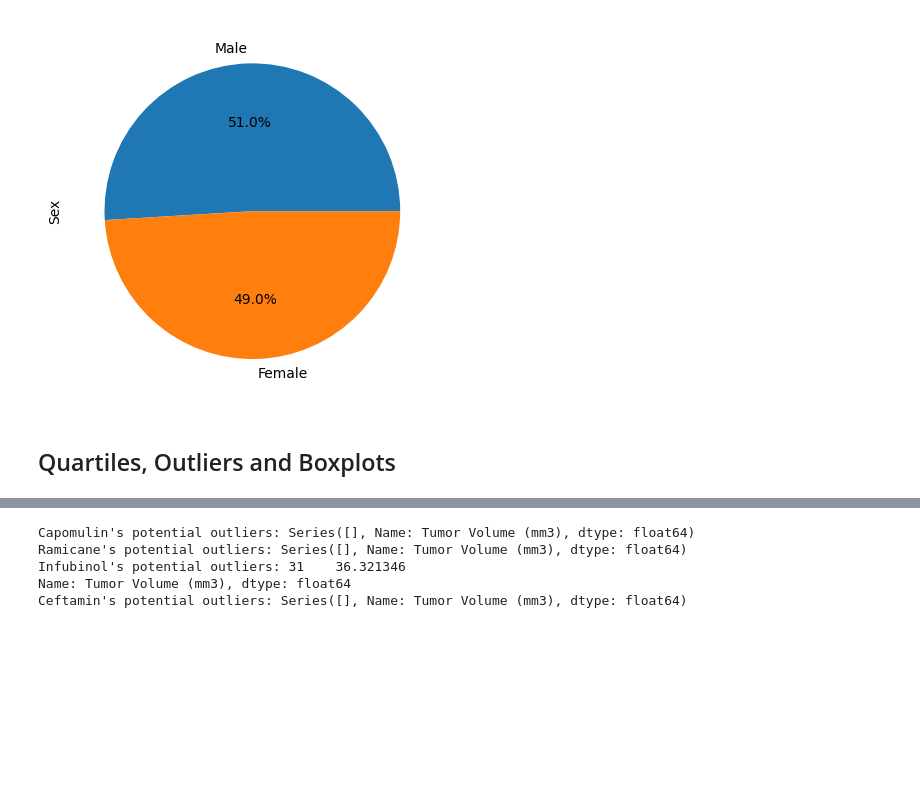
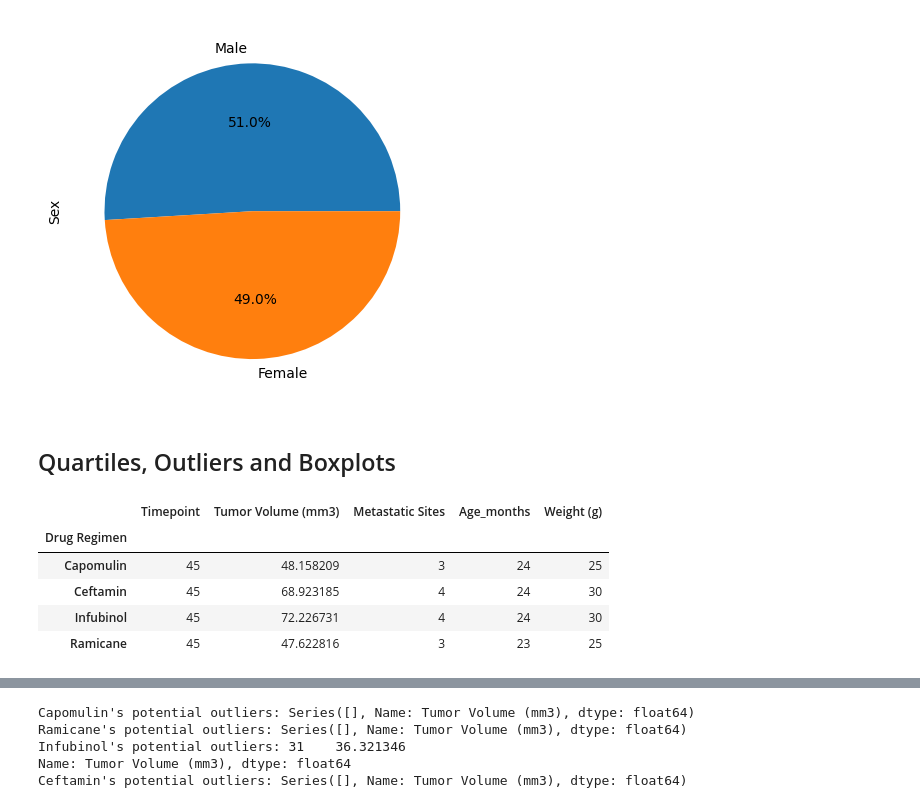
Before and after one commit to munozjon/matplotlib-challenge, a Jupyter notebook: Pymaceuticals/pymaceuticals.ipynb, the cells around one changed output, grey strips where cells are left out. Cells and saved outputs as stored; diff of their text form; code cells hidden in the pictures; blank space fills up the shorter version.

```diff
--- a/Pymaceuticals/pymaceuticals.ipynb
+++ b/Pymaceuticals/pymaceuticals.ipynb
@@ -206,6 +200,25 @@ plt.show()
 [figure]
 # %% [markdown]
 ## Quartiles, Outliers and Boxplots
+# %%
+
+mouse_regimens_df = mouse_df.loc[(mouse_df["Drug Regimen"] == "Capomulin") | (mouse_df["Drug Regimen"] == "Ramicane") \
+| (mouse_df["Drug Regimen"] == "Infubinol") | (mouse_df["Drug Regimen"] == "Ceftamin"), :]
+
+grouped_mouse = mouse_regimens_df.groupby(["Drug Regimen"])
+
+grouped_mouse = grouped_mouse.max("Timepoint")
+grouped_mouse
+
+# merged_df = pd.merge(grouped_mouse, mouse_df, on='Drug Regimen', how='left')
+# merged_df
+# %% [output]
+|  | Timepoint | Tumor Volume (mm3) | Metastatic Sites | Age_months | Weight (g) |
+| Drug Regimen |  |  |  |  |  |
+| Capomulin | 45 | 48.158209 | 3 | 24 | 25 |
+| Ceftamin | 45 | 68.923185 | 4 | 24 | 30 |
+| Infubinol | 45 | 72.226731 | 4 | 24 | 30 |
+| Ramicane | 45 | 47.622816 | 3 | 23 | 25 |
 # %%
 # Calculate the final tumor volume of each mouse across four of the treatment regimens:
 # Capomulin, Ramicane, Infubinol, and Ceftamin
```
Also changed, not shown: parts of 2 cells of this notebook.
